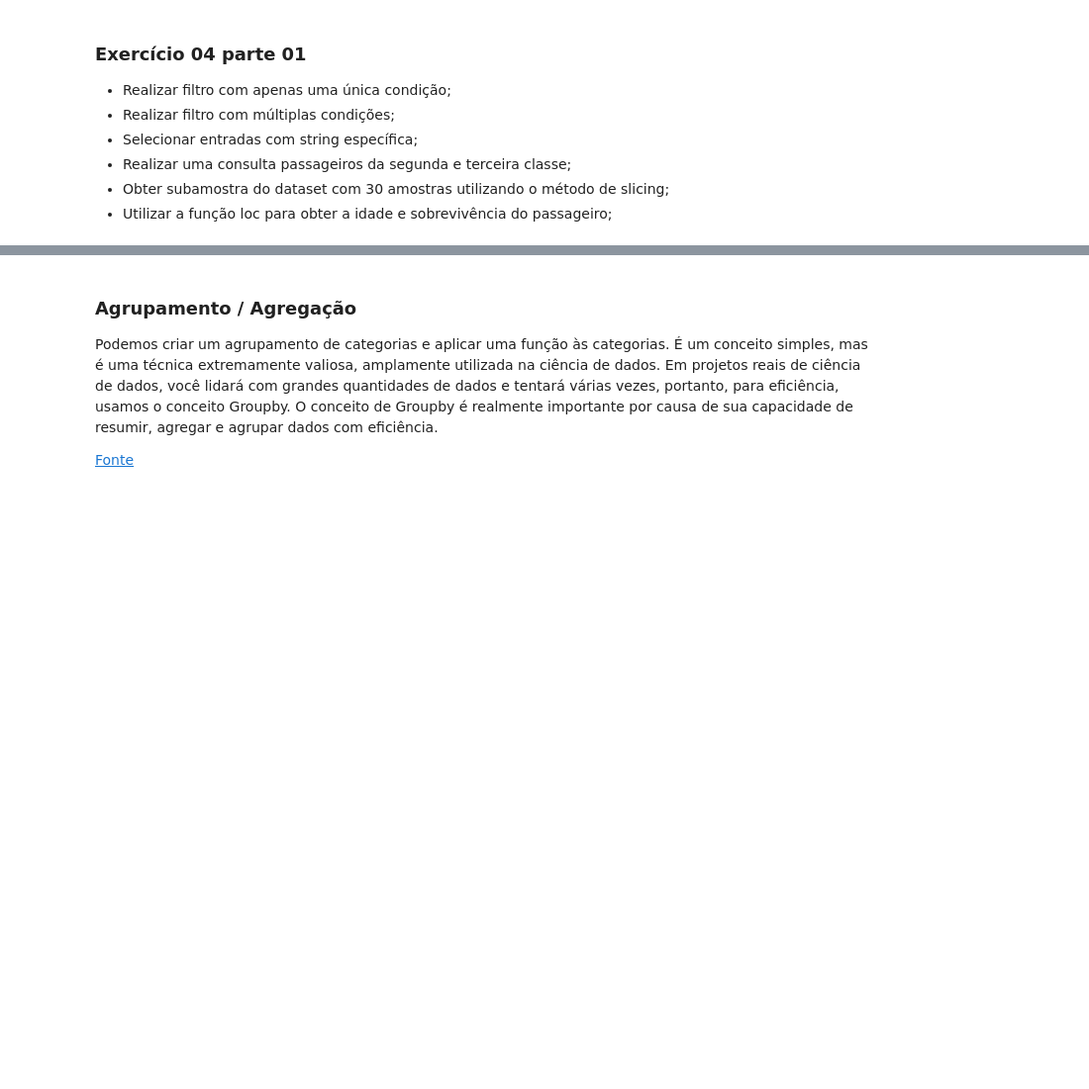
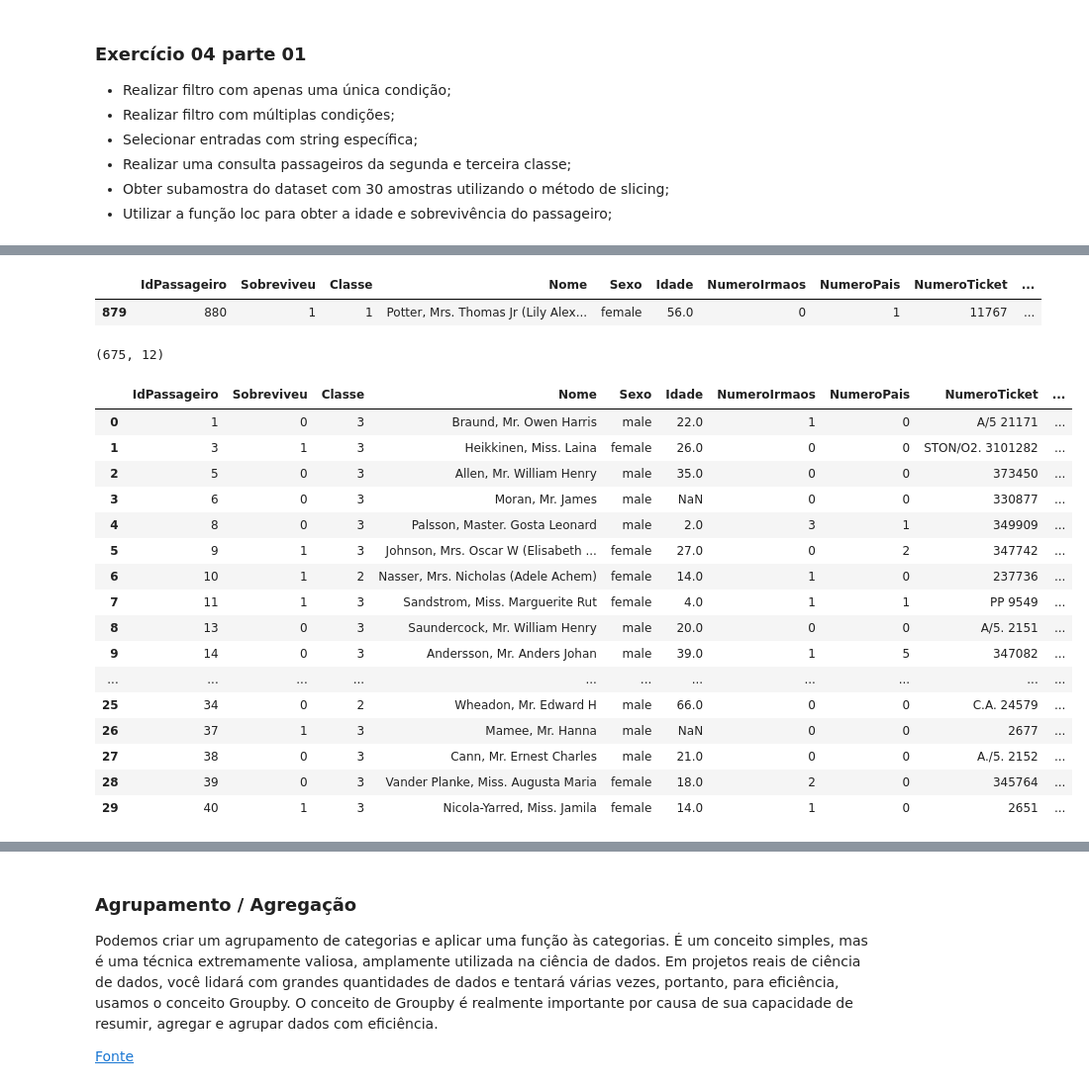
Before and after one commit to reprograma/on26-python-s12-pandas-numpy-II, a Jupyter notebook: material/aula_s12.ipynb, the cells around one changed output, grey strips where cells are left out. Shown at 99% size. Saved outputs shown, nothing was run; the diff lists cells and outputs as text; code cells hidden in the pictures; blank space fills up the shorter version.

```diff
--- a/material/aula_s12.ipynb
+++ b/material/aula_s12.ipynb
@@ -194,0 +341,37 @@ df.iloc[[0,1],:]
+# %%
+# Selecionar entradas com string específica;
+df_new_fil = df[df['Nome'].str.contains('Potter')]
+df_new_fil
+# %% [output]
+|  | IdPassageiro | Sobreviveu | Classe | Nome | Sexo | Idade | NumeroIrmaos | NumeroPais | NumeroTicket | ... |
+| 879 | 880 | 1 | 1 | Potter, Mrs. Thomas Jr (Lily Alex... | female | 56.0 | 0 | 1 | 11767 | ... |
+# %%
+#Realizar uma consulta passageiros da segunda e terceira classe;
+df_new_fil = df.query('Classe in(2,3)')
+df_new_fil.shape
+# %% [output]
+(675, 12)
+# %%
+# remover o próprio índice com o índice padrão
+df_new_fil.reset_index(inplace=True, drop=True)
+# %%
+# Obter subamostra do dataset com 30 amostras utilizando o método de slicing;
+df_new_fil[:30]
+# %% [output]
+|  | IdPassageiro | Sobreviveu | Classe | Nome | Sexo | Idade | NumeroIrmaos | NumeroPais | NumeroTicket | ... |
+| 0 | 1 | 0 | 3 | Braund, Mr. Owen Harris | male | 22.0 | 1 | 0 | A/5 21171 | ... |
+| 1 | 3 | 1 | 3 | Heikkinen, Miss. Laina | female | 26.0 | 0 | 0 | STON/O2. 3101282 | ... |
+| 2 | 5 | 0 | 3 | Allen, Mr. William Henry | male | 35.0 | 0 | 0 | 373450 | ... |
+| 3 | 6 | 0 | 3 | Moran, Mr. James | male | NaN | 0 | 0 | 330877 | ... |
+| 4 | 8 | 0 | 3 | Palsson, Master. Gosta Leonard | male | 2.0 | 3 | 1 | 349909 | ... |
+| 5 | 9 | 1 | 3 | Johnson, Mrs. Oscar W (Elisabeth ... | female | 27.0 | 0 | 2 | 347742 | ... |
+| 6 | 10 | 1 | 2 | Nasser, Mrs. Nicholas (Adele Achem) | female | 14.0 | 1 | 0 | 237736 | ... |
+| 7 | 11 | 1 | 3 | Sandstrom, Miss. Marguerite Rut | female | 4.0 | 1 | 1 | PP 9549 | ... |
+| 8 | 13 | 0 | 3 | Saundercock, Mr. William Henry | male | 20.0 | 0 | 0 | A/5. 2151 | ... |
+| 9 | 14 | 0 | 3 | Andersson, Mr. Anders Johan | male | 39.0 | 1 | 5 | 347082 | ... |
+| ... | ... | ... | ... | ... | ... | ... | ... | ... | ... | ... |
+| 25 | 34 | 0 | 2 | Wheadon, Mr. Edward H | male | 66.0 | 0 | 0 | C.A. 24579 | ... |
+| 26 | 37 | 1 | 3 | Mamee, Mr. Hanna | male | NaN | 0 | 0 | 2677 | ... |
+| 27 | 38 | 0 | 3 | Cann, Mr. Ernest Charles | male | 21.0 | 0 | 0 | A./5. 2152 | ... |
+| 28 | 39 | 0 | 3 | Vander Planke, Miss. Augusta Maria | female | 18.0 | 2 | 0 | 345764 | ... |
+| 29 | 40 | 1 | 3 | Nicola-Yarred, Miss. Jamila | female | 14.0 | 1 | 0 | 2651 | ... |
```
Also changed, not shown: parts of 46 cells of this notebook, 2 other files.
